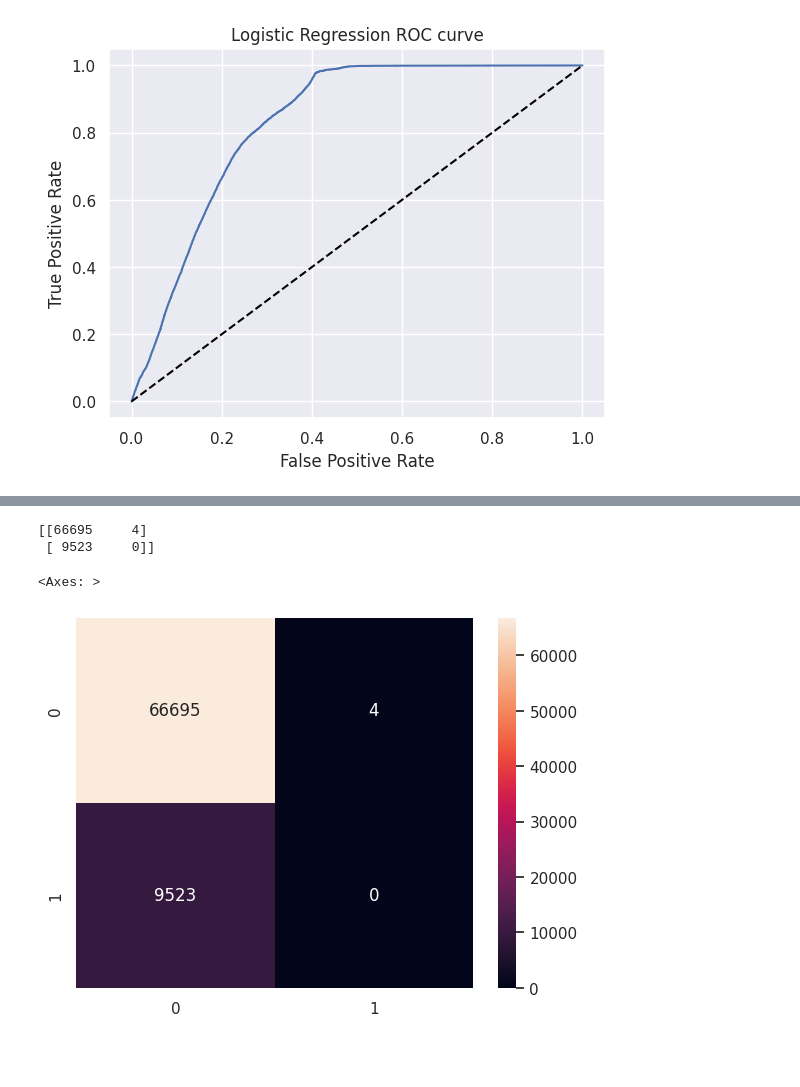
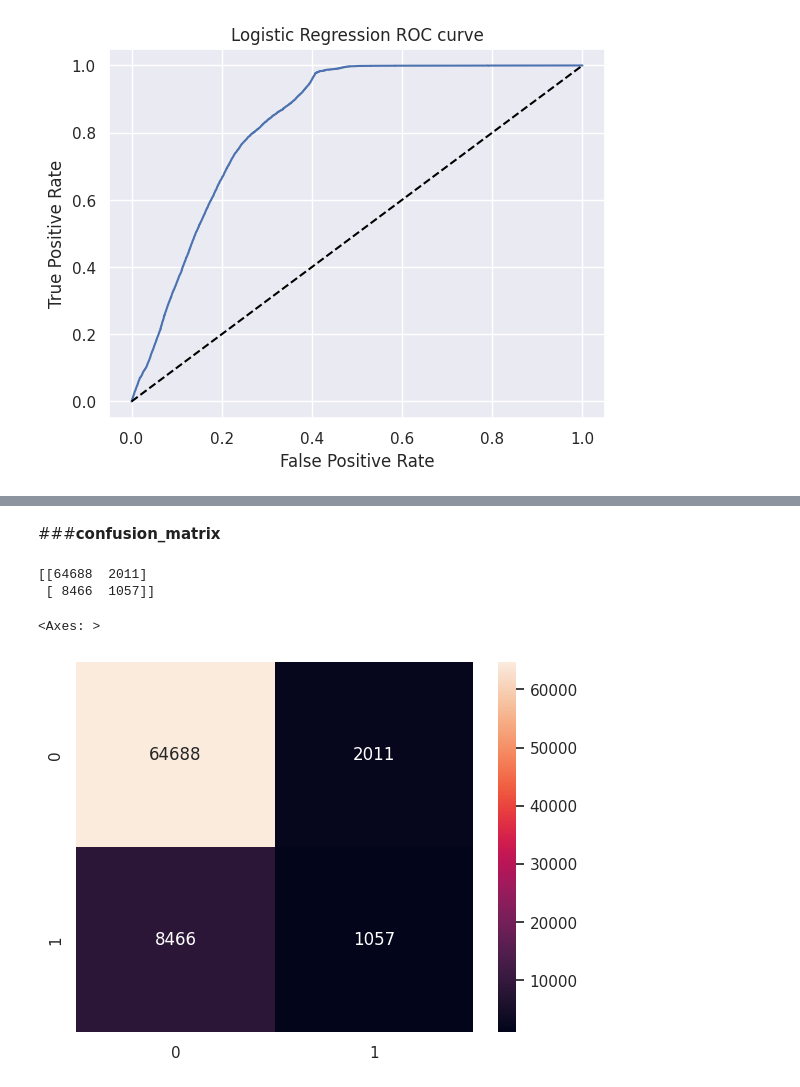
Before and after one commit to shwe-hg/capston-project-on-classification, a Jupyter notebook: project_on_classification(ML).ipynb, the cells around one changed output, grey strips where cells are left out. Saved outputs shown, nothing was run; the diff lists cells and outputs as text; code cells hidden in the pictures; blank space fills up the shorter version.

```diff
--- a/project_on_classification(ML).ipynb
+++ b/project_on_classification(ML).ipynb
@@ -906,0 +931,7 @@ plt.show()
+# %%
+from sklearn.ensemble import RandomForestClassifier
+RF_model= RandomForestClassifier()
+RF_model= RF_model.fit(X_train, y_train)
+#Making prediction
+rf_pred= RF_model.predict(X_test)
+rf_proba= RF_model.predict_proba(X_test)[:,1]
@@ -907,9 +971,11 @@ plt.show()
+# %% [markdown]
+###**confusion_matrix**
 # %%
-con_matrix= confusion_matrix(y_test, y_pred_lg)
+con_matrix= confusion_matrix(y_test,rf_pred)
 print(con_matrix)
 sns.heatmap(con_matrix ,annot=True, fmt='g')
 # %% [output]
-[[66695     4]
- [ 9523     0]]
+[[64688  2011]
+ [ 8466  1057]]
 <Axes: >
-[figure, old version]
+[figure, new version]
```
Also changed, not shown: parts of 48 cells of this notebook.
